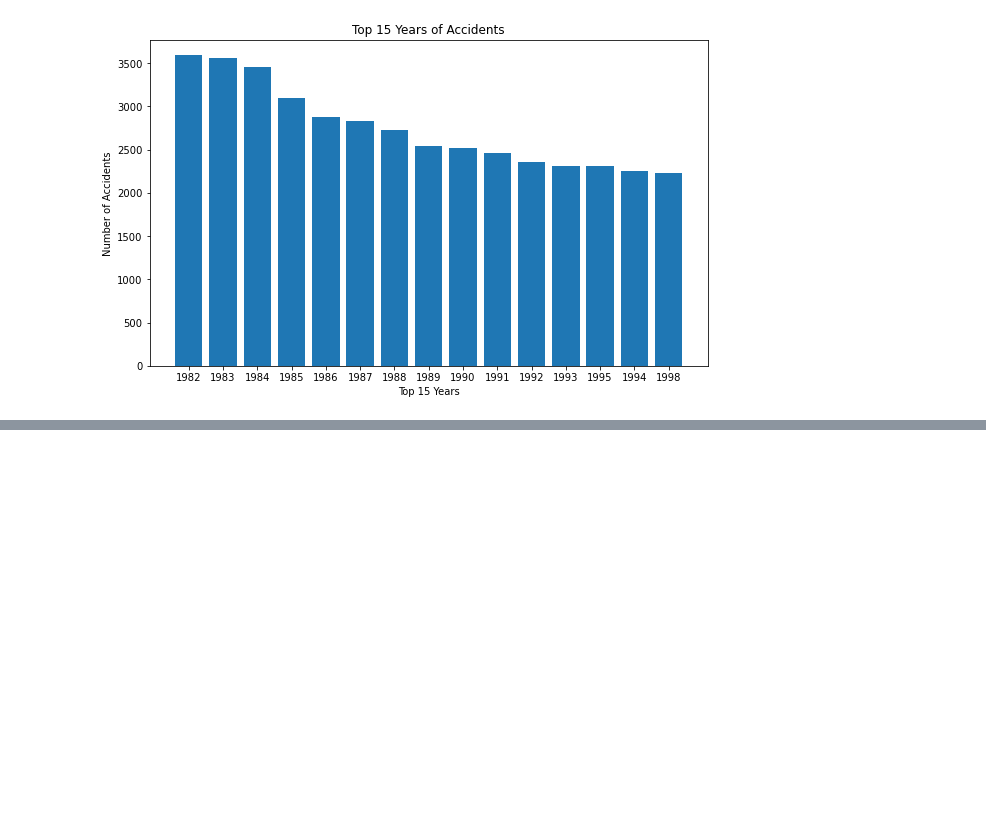
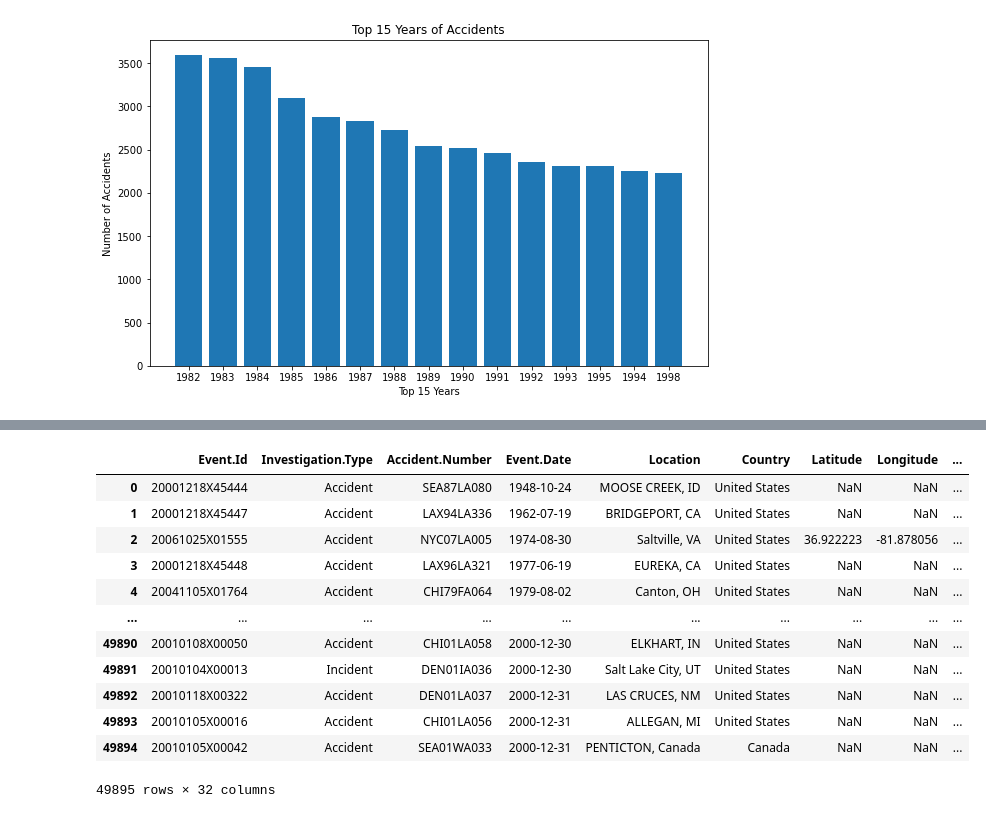
Before and after one commit to Assesa44/Phase1_project, a Jupyter notebook: notebook.ipynb, the cells around one changed output, grey strips where cells are left out. Cells and saved outputs as stored; diff of their text form; code cells hidden in the pictures; blank space fills up the shorter version.

```diff
--- a/notebook.ipynb
+++ b/notebook.ipynb
@@ -231,0 +247,21 @@ In the chart, From 1982, the industry saw minimal but steady drop in aircraft ac
+# %%
+#The first step is to change the whole Year column from an object datatype to an integer, this is mainly because Python does not support comparisons between str and int.
+Aviation_data['Year'] = Aviation_data['Year'].map(lambda x: int(x))
+
+#filtering data for the 20th Century
+Twentieth_century = Aviation_data[Aviation_data.Year <= 2000]
+Twentieth_century
+# %% [output]
+|  | Event.Id | Investigation.Type | Accident.Number | Event.Date | Location | Country | Latitude | Longitude | ... |
+| 0 | 20001218X45444 | Accident | SEA87LA080 | 1948-10-24 | MOOSE CREEK, ID | United States | NaN | NaN | ... |
+| 1 | 20001218X45447 | Accident | LAX94LA336 | 1962-07-19 | BRIDGEPORT, CA | United States | NaN | NaN | ... |
+| 2 | 20061025X01555 | Accident | NYC07LA005 | 1974-08-30 | Saltville, VA | United States | 36.922223 | -81.878056 | ... |
+| 3 | 20001218X45448 | Accident | LAX96LA321 | 1977-06-19 | EUREKA, CA | United States | NaN | NaN | ... |
+| 4 | 20041105X01764 | Accident | CHI79FA064 | 1979-08-02 | Canton, OH | United States | NaN | NaN | ... |
+| ... | ... | ... | ... | ... | ... | ... | ... | ... | ... |
+| 49890 | 20010108X00050 | Accident | CHI01LA058 | 2000-12-30 | ELKHART, IN | United States | NaN | NaN | ... |
+| 49891 | 20010104X00013 | Incident | DEN01IA036 | 2000-12-30 | Salt Lake City, UT | United States | NaN | NaN | ... |
+| 49892 | 20010118X00322 | Accident | DEN01LA037 | 2000-12-31 | LAS CRUCES, NM | United States | NaN | NaN | ... |
+| 49893 | 20010105X00016 | Accident | CHI01LA056 | 2000-12-31 | ALLEGAN, MI | United States | NaN | NaN | ... |
+| 49894 | 20010105X00042 | Accident | SEA01WA033 | 2000-12-31 | PENTICTON, Canada | Canada | NaN | NaN | ... |
+49895 rows × 32 columns
```
Also changed, not shown: parts of 19 cells of this notebook.
